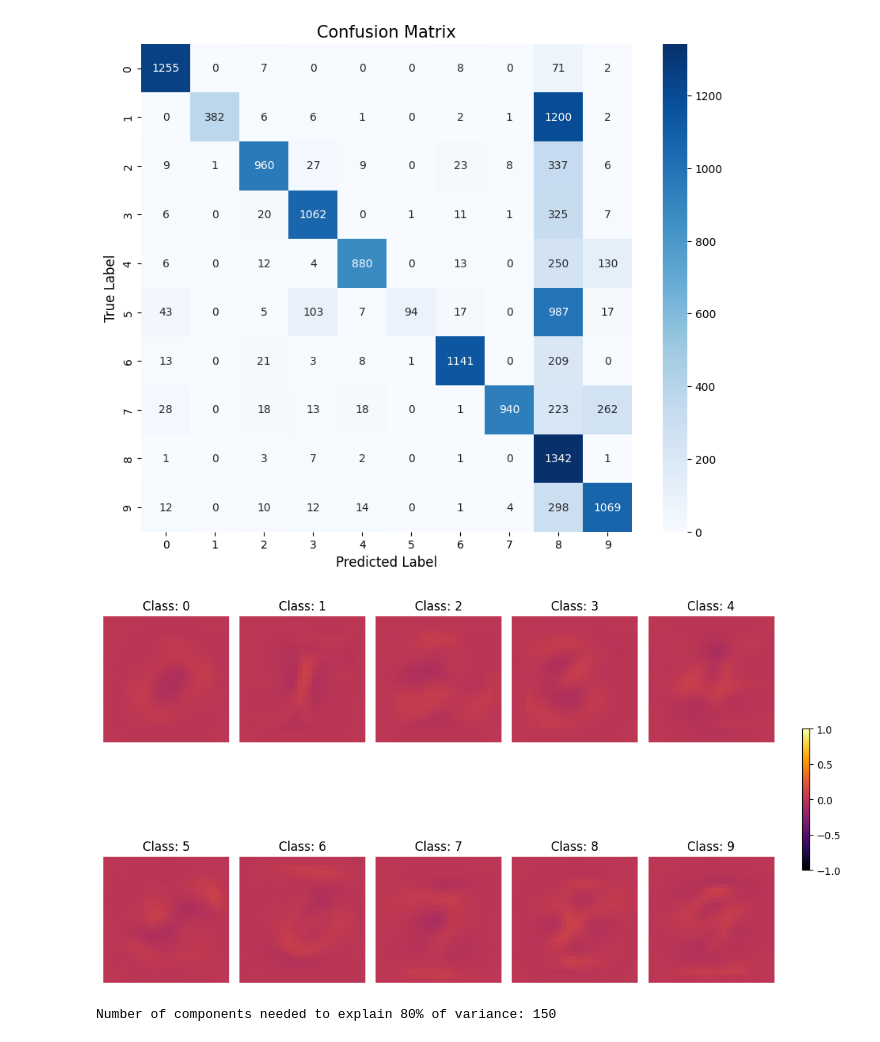
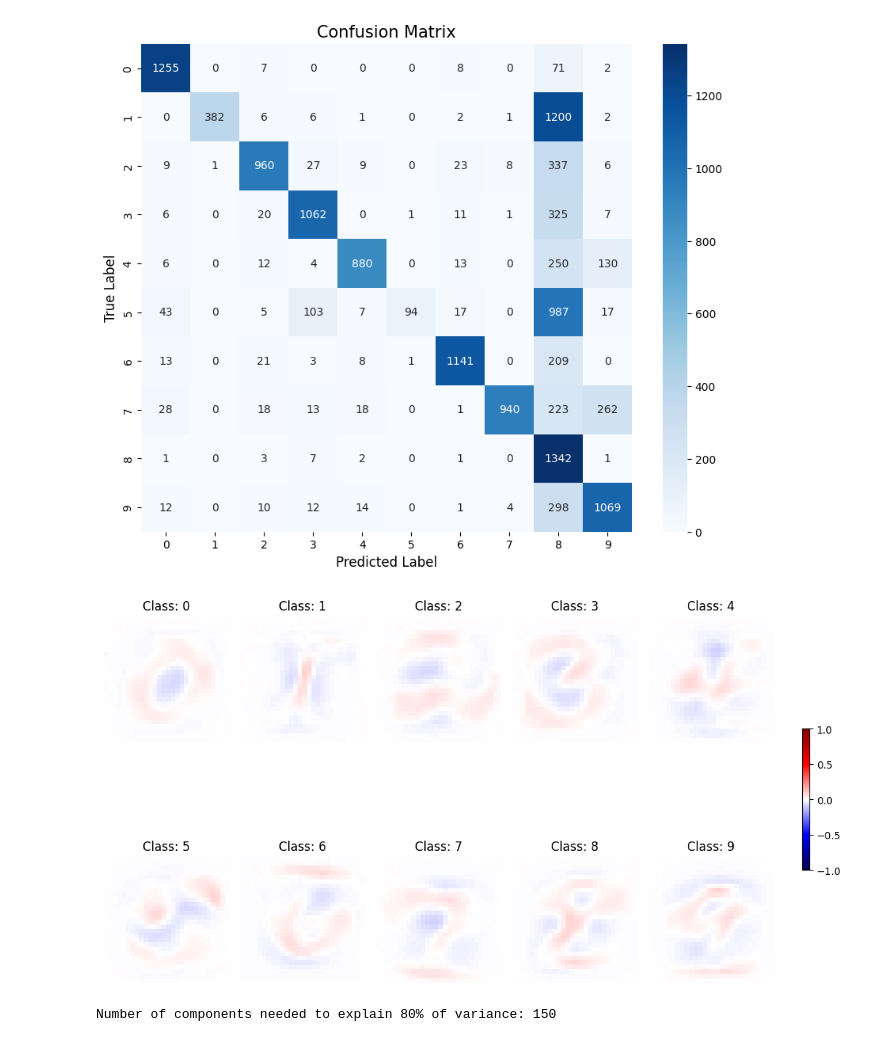
Before and after one commit to Shreyas8612/MNIST_Classification, a Jupyter notebook: MNIST_Classification.ipynb, the cells around one changed output. Saved outputs shown, nothing was run; the diff lists cells and outputs as text; code cells hidden in the pictures.

```diff
--- a/MNIST_Classification.ipynb
+++ b/MNIST_Classification.ipynb
@@ -121,19 +121,19 @@ plt.show()
 # %%
 # Get the predicted weights for each class
 weights = log_reg.coef_  # Shape will be (10, 784), where 10 is the number of classes
 
 # Plot the classification vectors (weights) for each class
 plt.figure(figsize=(10, 8))
 for i in range(10):
     plt.subplot(2, 5, i + 1)
-    plt.imshow(weights[i].reshape(28, 28), cmap='inferno', vmin=-1, vmax=1)
+    plt.imshow(weights[i].reshape(28, 28), cmap='seismic', vmin=-1, vmax=1)
     plt.axis('off')
     plt.title(f'Class: {i}')
 plt.tight_layout()
 plt.colorbar(ax=plt.gcf().axes, fraction=0.01, pad=0.04)
 plt.show()
 # %% [output]
-[figure, old version]
+[figure, new version]
 # %%
 # Apply PCA to the MNIST dataset
 pca = PCA()
```
